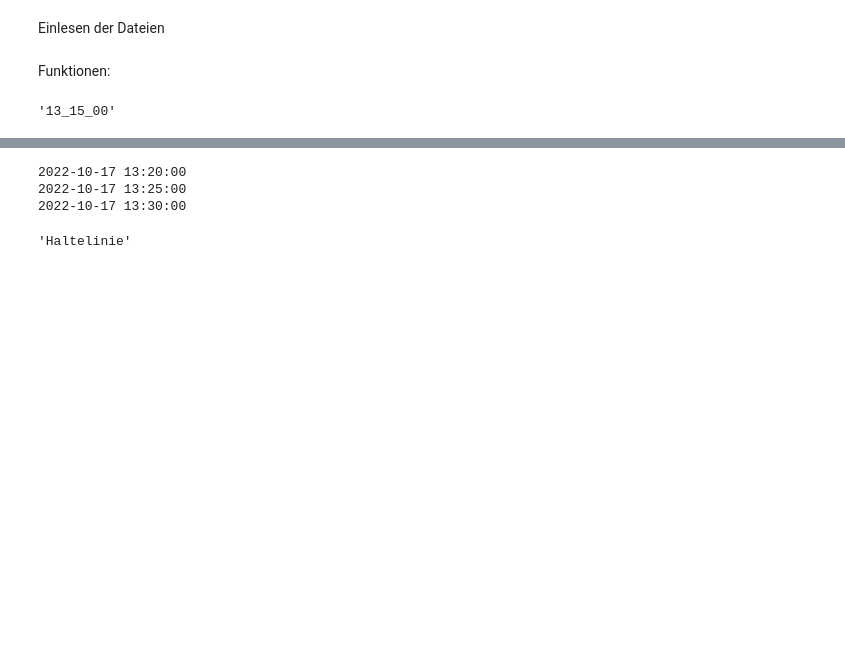
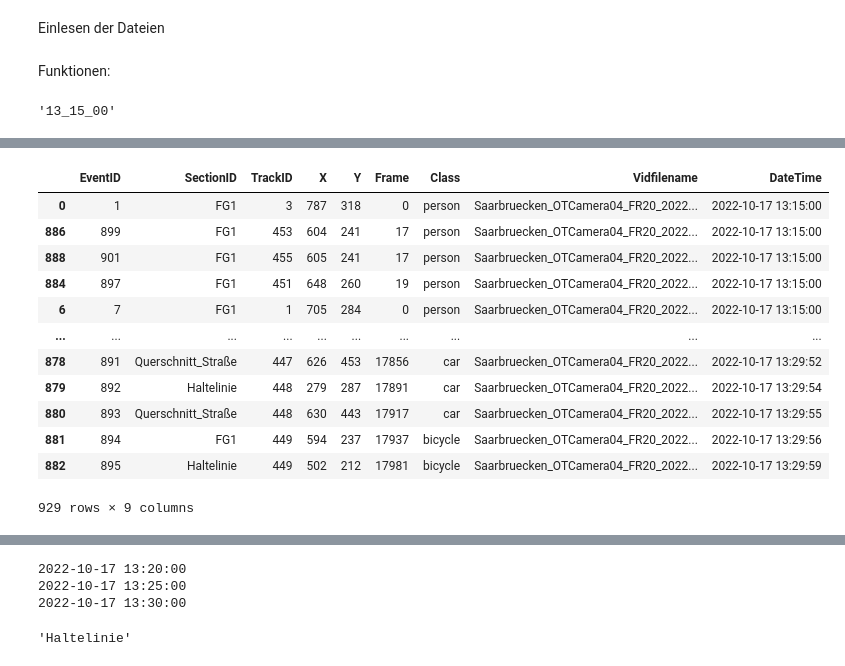
Before and after one commit to Sebastian-Gerken/hauptseminararbeit_genauigkeit_automatisierter_zahlungen_fuss_rad, a Jupyter notebook: auswertung.ipynb, the cells around one changed output, grey strips where cells are left out. Drawn from its saved outputs; the diff is of its cells as text; code cells hidden in the pictures; blank space fills up the shorter version.

```diff
--- a/auswertung.ipynb
+++ b/auswertung.ipynb
@@ -119,3 +156,19 @@ loop_gates(t_start, t_end, gates)
+# %%
+df_gt
+# %% [output]
+|  | EventID | SectionID | TrackID | X | Y | Frame | Class | Vidfilename | DateTime |
+| 0 | 1 | FG1 | 3 | 787 | 318 | 0 | person | Saarbruecken_OTCamera04_FR20_2022... | 2022-10-17 13:15:00 |
+| 886 | 899 | FG1 | 453 | 604 | 241 | 17 | person | Saarbruecken_OTCamera04_FR20_2022... | 2022-10-17 13:15:00 |
+| 888 | 901 | FG1 | 455 | 605 | 241 | 17 | person | Saarbruecken_OTCamera04_FR20_2022... | 2022-10-17 13:15:00 |
+| 884 | 897 | FG1 | 451 | 648 | 260 | 19 | person | Saarbruecken_OTCamera04_FR20_2022... | 2022-10-17 13:15:00 |
+| 6 | 7 | FG1 | 1 | 705 | 284 | 0 | person | Saarbruecken_OTCamera04_FR20_2022... | 2022-10-17 13:15:00 |
+| ... | ... | ... | ... | ... | ... | ... | ... | ... | ... |
+| 878 | 891 | Querschnitt_Straße | 447 | 626 | 453 | 17856 | car | Saarbruecken_OTCamera04_FR20_2022... | 2022-10-17 13:29:52 |
+| 879 | 892 | Haltelinie | 448 | 279 | 287 | 17891 | car | Saarbruecken_OTCamera04_FR20_2022... | 2022-10-17 13:29:54 |
+| 880 | 893 | Querschnitt_Straße | 448 | 630 | 443 | 17917 | car | Saarbruecken_OTCamera04_FR20_2022... | 2022-10-17 13:29:55 |
+| 881 | 894 | FG1 | 449 | 594 | 237 | 17937 | bicycle | Saarbruecken_OTCamera04_FR20_2022... | 2022-10-17 13:29:56 |
+| 882 | 895 | Haltelinie | 449 | 502 | 212 | 17981 | bicycle | Saarbruecken_OTCamera04_FR20_2022... | 2022-10-17 13:29:59 |
+929 rows × 9 columns
 # %%
 sns.set_style("ticks")
 ax = sns.scatterplot(data = df_eval, x = "X", y = "Y", alpha = 0.5, s = 10, hue = "Class")
```
Also changed, not shown: parts of 10 cells of this notebook, 5 other files.
